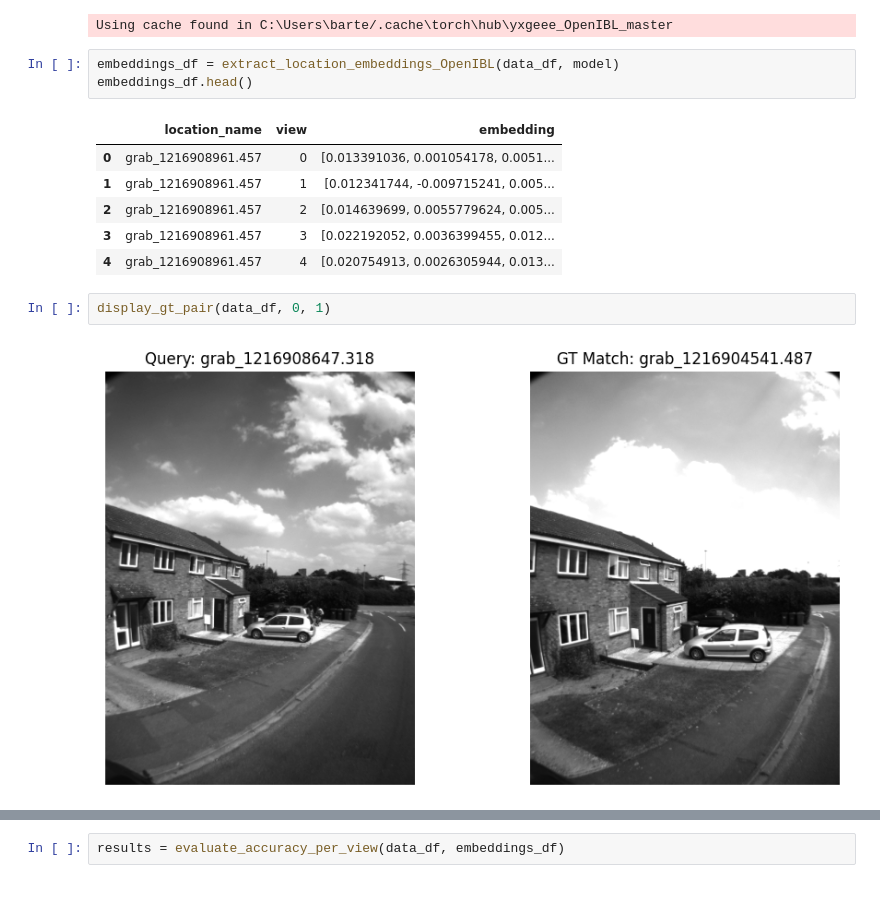
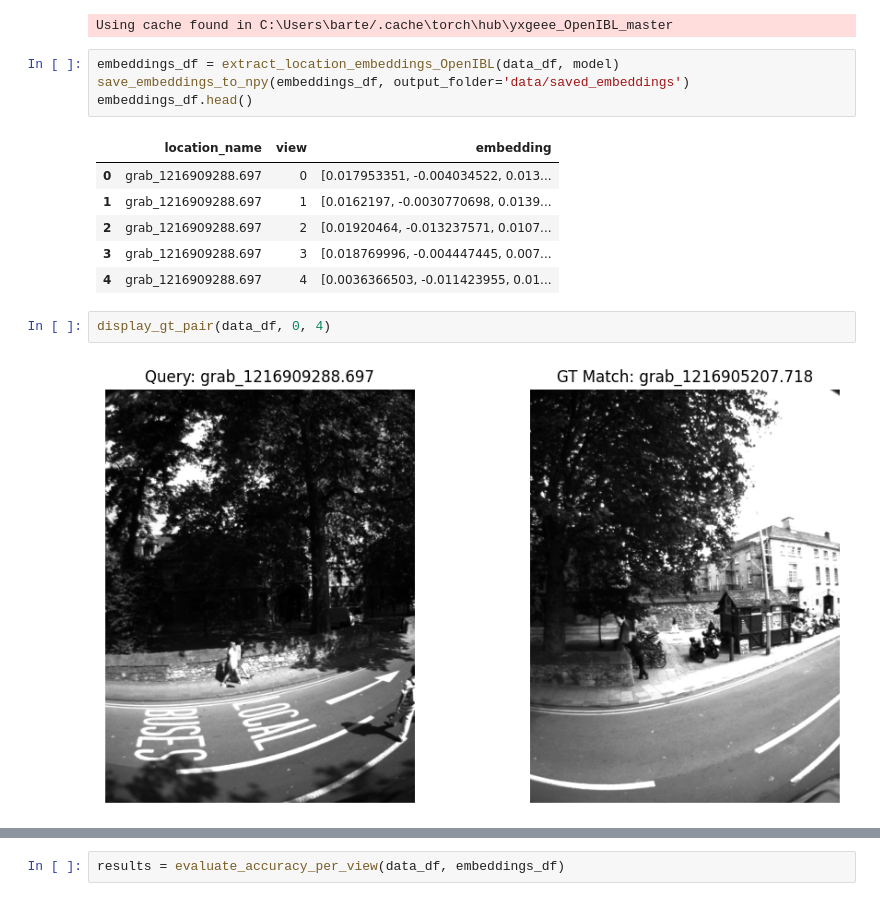
Before and after one commit to MatTheTab/scene-matching, a Jupyter notebook: openIBLpretrained.ipynb, the cells around one changed output, grey strips where cells are left out. Drawn from its saved outputs; the diff is of its cells as text.

```diff
--- a/openIBLpretrained.ipynb
+++ b/openIBLpretrained.ipynb
@@ -24,16 +24,17 @@ model = load_model("OpenIBL")
 Using cache found in C:\Users\barte/.cache\torch\hub\yxgeee_OpenIBL_master
 # %%
 embeddings_df = extract_location_embeddings_OpenIBL(data_df, model)
+save_embeddings_to_npy(embeddings_df, output_folder='data/saved_embeddings')
 embeddings_df.head()
 # %% [output]
 |  | location_name | view | embedding |
-| 0 | grab_1216908961.457 | 0 | [0.013391036, 0.001054178, 0.0051... |
-| 1 | grab_1216908961.457 | 1 | [0.012341744, -0.009715241, 0.005... |
-| 2 | grab_1216908961.457 | 2 | [0.014639699, 0.0055779624, 0.005... |
-| 3 | grab_1216908961.457 | 3 | [0.022192052, 0.0036399455, 0.012... |
-| 4 | grab_1216908961.457 | 4 | [0.020754913, 0.0026305944, 0.013... |
+| 0 | grab_1216909288.697 | 0 | [0.017953351, -0.004034522, 0.013... |
+| 1 | grab_1216909288.697 | 1 | [0.0162197, -0.0030770698, 0.0139... |
+| 2 | grab_1216909288.697 | 2 | [0.01920464, -0.013237571, 0.0107... |
+| 3 | grab_1216909288.697 | 3 | [0.018769996, -0.004447445, 0.007... |
+| 4 | grab_1216909288.697 | 4 | [0.0036366503, -0.011423955, 0.01... |
 # %%
-display_gt_pair(data_df, 0, 1)
+display_gt_pair(data_df, 0, 4)
 # %% [output]
-[figure, old version]
+[figure, new version]
 # %%
```
Also changed, not shown: parts of 6 cells of this notebook, 1 other file.
